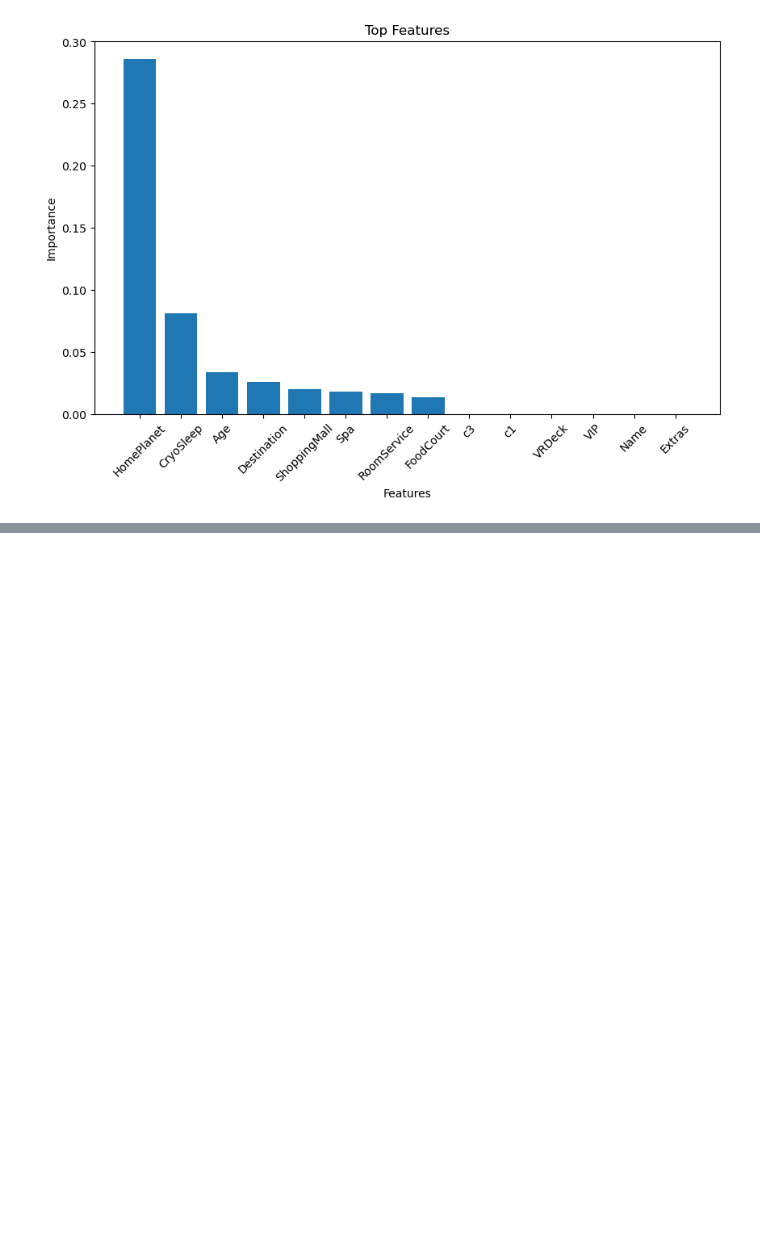
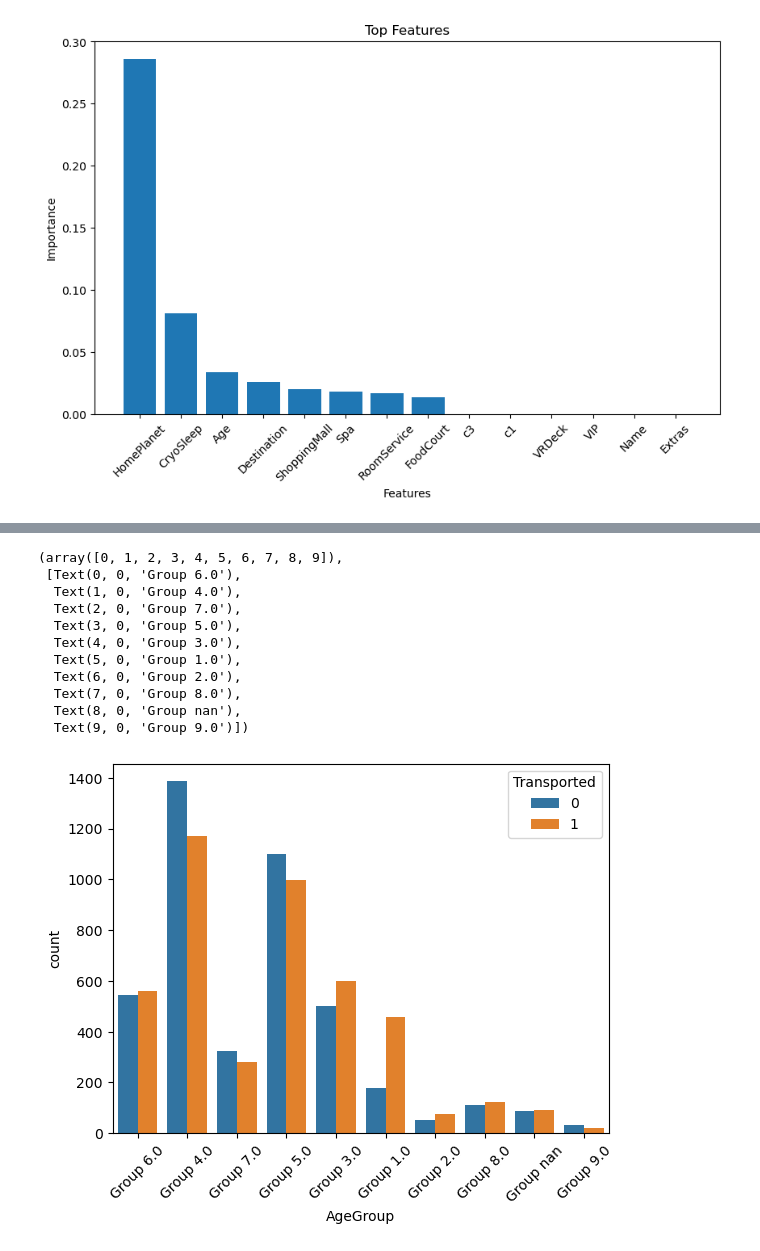
Before and after one commit to Hemanth-Thaluru/kaggle_competitions, a Jupyter notebook: SpaceshipTitanic/SpaceshipTitanic-1.ipynb, the cells around one changed output, grey strips where cells are left out. Saved outputs shown, nothing was run; the diff lists cells and outputs as text; code cells hidden in the pictures; blank space fills up the shorter version.

```diff
--- a/SpaceshipTitanic/SpaceshipTitanic-1.ipynb
+++ b/SpaceshipTitanic/SpaceshipTitanic-1.ipynb
@@ -351,0 +443,2 @@ model_imp('xgbclassifier')
+# %%
+dft['Age']=df['Age']
@@ -351,0 +454,4 @@ model_imp('xgbclassifier')
+# %%
+age_intervals = [0,9, 12, 19,28,39, 49, 59,69, 100]
+dft['AgeGroup'] = pd.cut(dft['Age'], bins=age_intervals, labels=False, right=False)
+dft.head(10)
@@ -351,0 +470,20 @@ model_imp('xgbclassifier')
+# %%
+dft['AgeGroup'] = dft['AgeGroup'].astype('object')
+# %%
+dft['AgeGroup'] = dft['AgeGroup'].apply(lambda x: f'Group {x + 1}')
+# %%
+sns.countplot(data=dft, x='AgeGroup', hue='Transported')
+plt.xticks(rotation=45)
+# %% [output]
+(array([0, 1, 2, 3, 4, 5, 6, 7, 8, 9]),
+ [Text(0, 0, 'Group 6.0'),
+  Text(1, 0, 'Group 4.0'),
+  Text(2, 0, 'Group 7.0'),
+  Text(3, 0, 'Group 5.0'),
+  Text(4, 0, 'Group 3.0'),
+  Text(5, 0, 'Group 1.0'),
+  Text(6, 0, 'Group 2.0'),
+  Text(7, 0, 'Group 8.0'),
+  Text(8, 0, 'Group nan'),
+  Text(9, 0, 'Group 9.0')])
+[figure, added]
```
Also changed, not shown: parts of 129 cells of this notebook, 27 other files.
